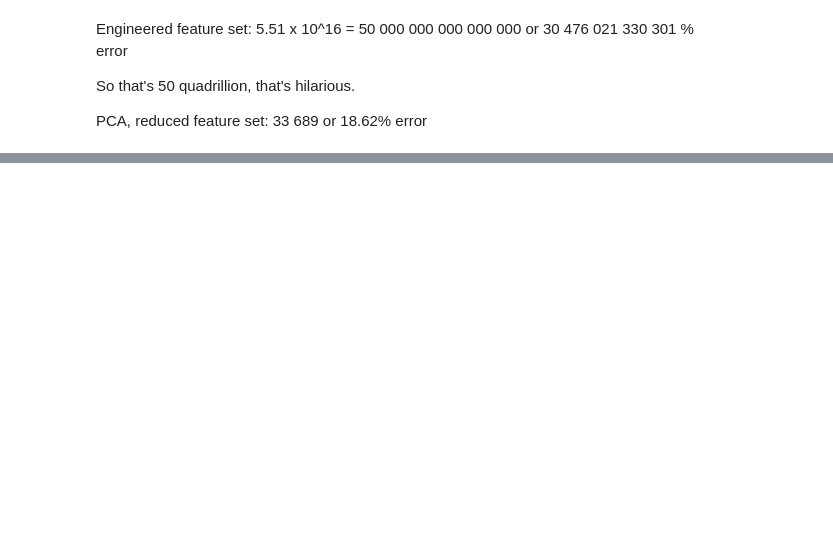
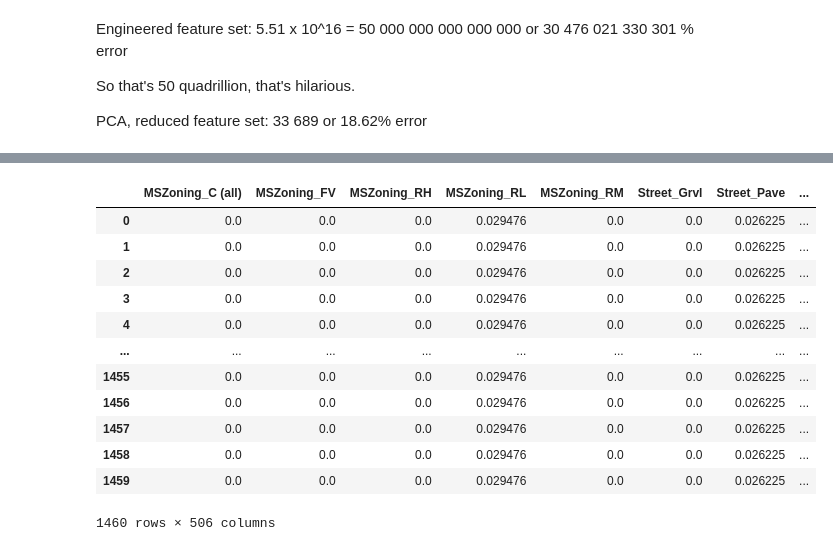
Before and after one commit to matthewgraca/4661-house-prices-regression, a Jupyter notebook: notebooks/feature_engineering.ipynb, the cells around one changed output, grey strips where cells are left out. Saved outputs shown, nothing was run; the diff lists cells and outputs as text; code cells hidden in the pictures; blank space fills up the shorter version.

```diff
--- a/notebooks/feature_engineering.ipynb
+++ b/notebooks/feature_engineering.ipynb
@@ -410,9 +405,10 @@ Pipeline:
 # %%
 import pandas as pd
-from data_processor import process_for_regression
+from data_processor import DataProcessor
 
 # read and process data
-df = process_for_regression(pd.read_csv('../data/train.csv'))
+dp = DataProcessor()
+df = dp.encode_data(pd.read_csv('../data/train.csv'))
 display(df.head())
 
 # split data from target column
@@ -608,0 +719,19 @@ or 18.62% error
+# %%
+for col in X_cat_enc.columns:
+    n = X_cat_enc[col].sum()
+    X_cat_enc[col] = df[col].apply(lambda x: x / np.sqrt(n))
+X_cat_enc
+# %% [output]
+|  | MSZoning_C (all) | MSZoning_FV | MSZoning_RH | MSZoning_RL | MSZoning_RM | Street_Grvl | Street_Pave | ... |
+| 0 | 0.0 | 0.0 | 0.0 | 0.029476 | 0.0 | 0.0 | 0.026225 | ... |
+| 1 | 0.0 | 0.0 | 0.0 | 0.029476 | 0.0 | 0.0 | 0.026225 | ... |
+| 2 | 0.0 | 0.0 | 0.0 | 0.029476 | 0.0 | 0.0 | 0.026225 | ... |
+| 3 | 0.0 | 0.0 | 0.0 | 0.029476 | 0.0 | 0.0 | 0.026225 | ... |
+| 4 | 0.0 | 0.0 | 0.0 | 0.029476 | 0.0 | 0.0 | 0.026225 | ... |
+| ... | ... | ... | ... | ... | ... | ... | ... | ... |
+| 1455 | 0.0 | 0.0 | 0.0 | 0.029476 | 0.0 | 0.0 | 0.026225 | ... |
+| 1456 | 0.0 | 0.0 | 0.0 | 0.029476 | 0.0 | 0.0 | 0.026225 | ... |
+| 1457 | 0.0 | 0.0 | 0.0 | 0.029476 | 0.0 | 0.0 | 0.026225 | ... |
+| 1458 | 0.0 | 0.0 | 0.0 | 0.029476 | 0.0 | 0.0 | 0.026225 | ... |
+| 1459 | 0.0 | 0.0 | 0.0 | 0.029476 | 0.0 | 0.0 | 0.026225 | ... |
+1460 rows × 506 columns
```
Also changed, not shown: parts of 30 cells of this notebook.
